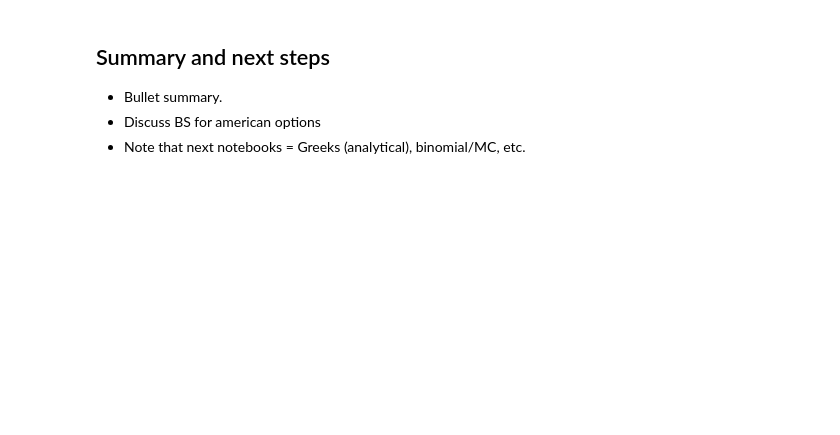
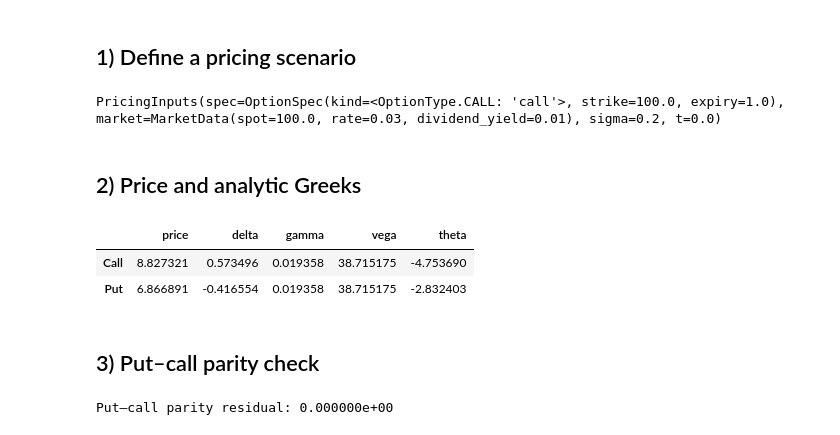
Before and after one commit to willemk-stack/option-pricing-library, a Jupyter notebook: demos/01_black_scholes_and_greeks.ipynb, the cells around one changed output. Saved outputs shown, nothing was run; the diff lists cells and outputs as text; code cells hidden in the pictures; blank space fills up the shorter version.

```diff
--- a/demos/01_black_scholes_and_greeks.ipynb
+++ b/demos/01_black_scholes_and_greeks.ipynb
@@ -166,5 +29,0 @@ sweep_x(t=t, K=K, r=r, sigma=sigma, T=t+0.5, x_min=S_0-10, x_max=S_0+10, n=1000)
-# %% [markdown]
-## Summary and next steps
-- Bullet summary.
-- Discuss BS for american options
-- Note that next notebooks = Greeks (analytical), binomial/MC, etc.
@@ -170,0 +45,51 @@ sweep_x(t=t, K=K, r=r, sigma=sigma, T=t+0.5, x_min=S_0-10, x_max=S_0+10, n=1000)
+# %% [markdown]
+## 1) Define a pricing scenario
+# %%
+# Market + contract setup (units: years for time, continuous compounding for rates)
+market = MarketData(
+    spot=100.0,
+    rate=0.03,
+    dividend_yield=0.01,
+)
+
+T = 1.0      # 1Y expiry
+K = 100.0    # ATM strike
+sigma = 0.20 # 20% vol
+
+p_call = PricingInputs(
+    spec=OptionSpec(kind=OptionType.CALL, strike=K, expiry=T),
+    market=market,
+    sigma=sigma,
+    t=0.0,
+)
+
+p_put = PricingInputs(
+    spec=OptionSpec(kind=OptionType.PUT, strike=K, expiry=T),
+    market=market,
+    sigma=sigma,
+    t=0.0,
+)
+
+p_call
+# %% [output]
+PricingInputs(spec=OptionSpec(kind=<OptionType.CALL: 'call'>, strike=100.0, expiry=1.0), market=MarketData(spot=100.0, rate=0.03, dividend_yield=0.01), sigma=0.2, t=0.0)
+# %% [markdown]
+## 2) Price and analytic Greeks
+# %%
+call = bs_greeks(p_call)  # includes price + greeks
+put = bs_greeks(p_put)
+
+df = pd.DataFrame([call, put], index=["Call", "Put"])
+df[["price", "delta", "gamma", "vega", "theta"]]
+# %% [output]
+|  | price | delta | gamma | vega | theta |
+| Call | 8.827321 | 0.573496 | 0.019358 | 38.715175 | -4.753690 |
+| Put | 6.866891 | -0.416554 | 0.019358 | 38.715175 | -2.832403 |
+# %% [markdown]
+## 3) Put–call parity check
+# %%
+resid = put_call_parity_residual(call=call["price"], put=put["price"], p=p_call)
+
+print(f"Put-call parity residual: {resid:.6e}")
+# %% [output]
+Put–call parity residual: 0.000000e+00
```
Also changed, not shown: parts of 23 cells of this notebook, 12 other files.
